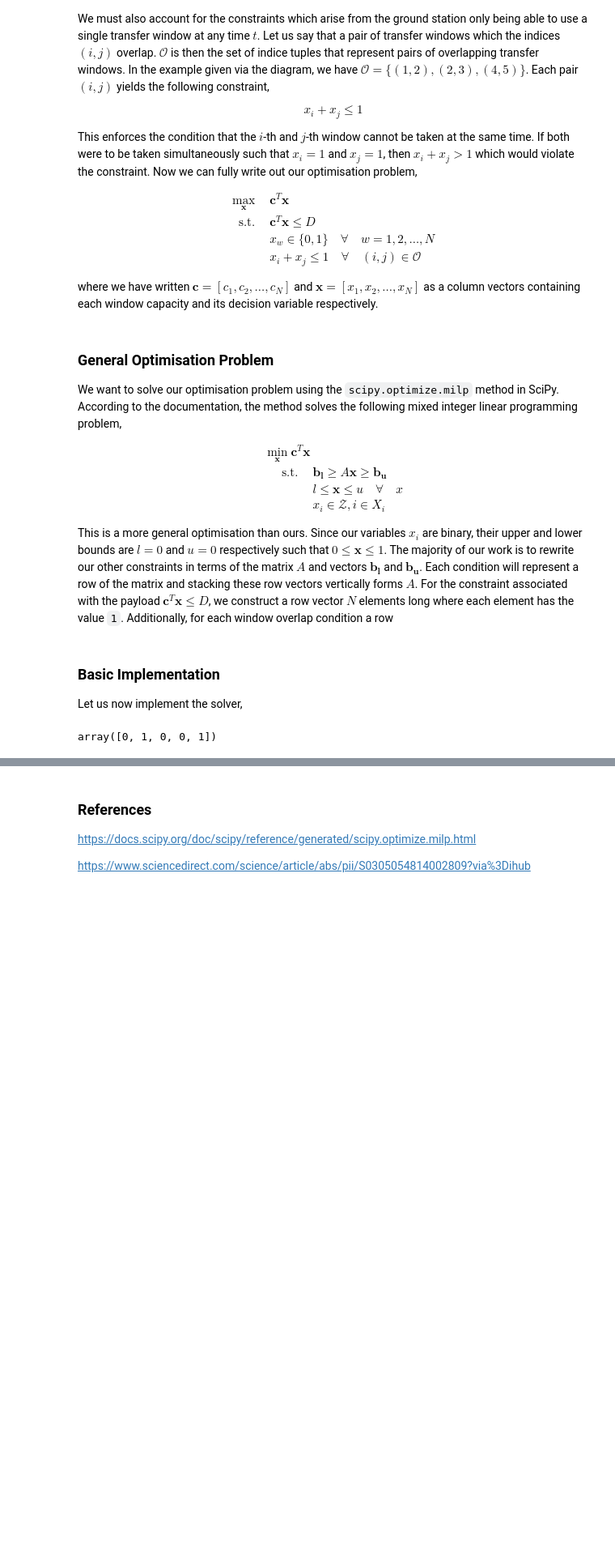
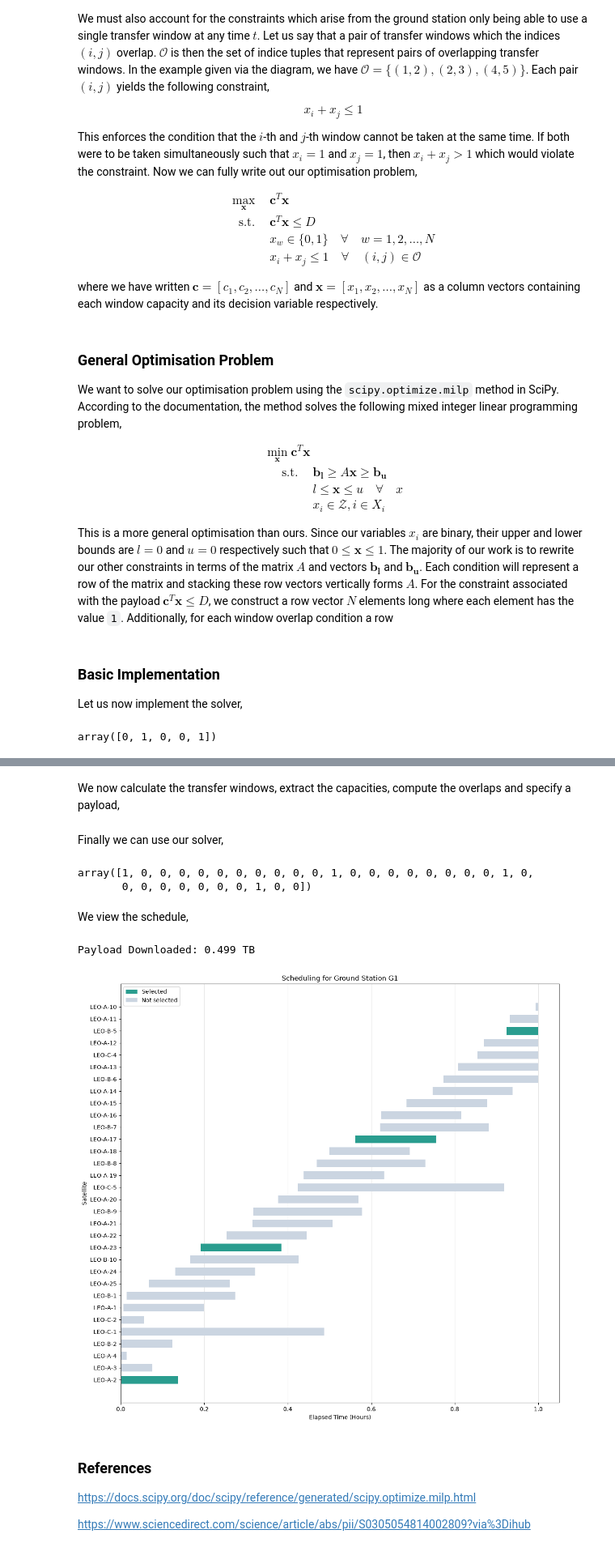
Before and after one commit to prithvi-ramrucha/satellite-scheduling-optimisation, a Jupyter notebook: binary-integer-optim.ipynb, the cells around one changed output, grey strips where cells are left out. Shown at 81% size. Cells and saved outputs as stored; diff of their text form; code cells hidden in the pictures; blank space fills up the shorter version.

```diff
--- a/binary-integer-optim.ipynb
+++ b/binary-integer-optim.ipynb
@@ -110,3 +172,69 @@ array([0, 1, 0, 0, 1])
+# %% [markdown]
+We now calculate the transfer windows, extract the capacities, compute the overlaps and specify a payload,
+# %%
+windows = system.compute_windows(station=station1, interval=(0, 60*60), format=False, order=True) # 1 hour.
+capacities = [w[4] for w in windows]
+overlaps = compute_overlaps(windows)
+payload = 0.5*10**6 # 0.5TB
+# %% [markdown]
+Finally we can use our solver,
+# %%
+sol = milp_solver(overlaps, capacities, payload)
+sol
+# %% [output]
+array([1, 0, 0, 0, 0, 0, 0, 0, 0, 0, 0, 1, 0, 0, 0, 0, 0, 0, 0, 0, 1, 0,
+       0, 0, 0, 0, 0, 0, 0, 1, 0, 0])
+# %% [markdown]
+We view the schedule,
+# %%
+# Importing,
+import matplotlib.pyplot as plt
+from matplotlib.patches import Patch
+
+# Extracting selected windows,
+selected_windows = []
+for window, decision_var in zip(windows, sol):
+    if decision_var == 1:
+        selected_windows.append(window)
+
+# Calculating payload downloaded,
+payload_downloaded = np.array([w[4] for w in selected_windows]).sum()
+print(f"Payload Downloaded: {round(payload_downloaded.item()/10**6, 3)} TB")
+
+# Extracting satellite names and positions for plotting,
+satellite_names = list(dict.fromkeys(window[0] for window in windows))
+satellite_positions = {name: position for position, name in enumerate(satellite_names)}
+
+# Plotting,
+fig, ax = plt.subplots(figsize=(12, max(4, 0.35 * len(satellite_names))))
+
+for window_idx, (satellite, start, end, _, _) in enumerate(windows):
+    is_selected = sol[window_idx] == 1
+    ax.barh(
+        satellite_positions[satellite],
+        (end - start) / 3600,
+        left=start / 3600,
+        height=0.65,
+        color="#2a9d8f" if is_selected else "#cbd5e1",
+    )
+
+ax.set_yticks(list(satellite_positions.values()))
+ax.set_yticklabels(satellite_names)
+ax.set_xlabel("Elapsed Time (Hours)")
+ax.set_ylabel("Satellite")
+ax.set_title(f"Scheduling for Ground Station {station1.name}")
+ax.grid(axis="x", alpha=0.3)
+ax.set_axisbelow(True)
+ax.legend(handles=[
+    Patch(facecolor="#2a9d8f", label="Selected"),
+    Patch(facecolor="#cbd5e1", label="Not selected"),
+])
+
+fig.tight_layout()
+plt.show()
+# %% [output]
+Payload Downloaded: 0.499 TB
+[figure, added]
 # %% [markdown]
 ### References
 
```
Also changed, not shown: parts of 4 cells of this notebook, 4 other files.
